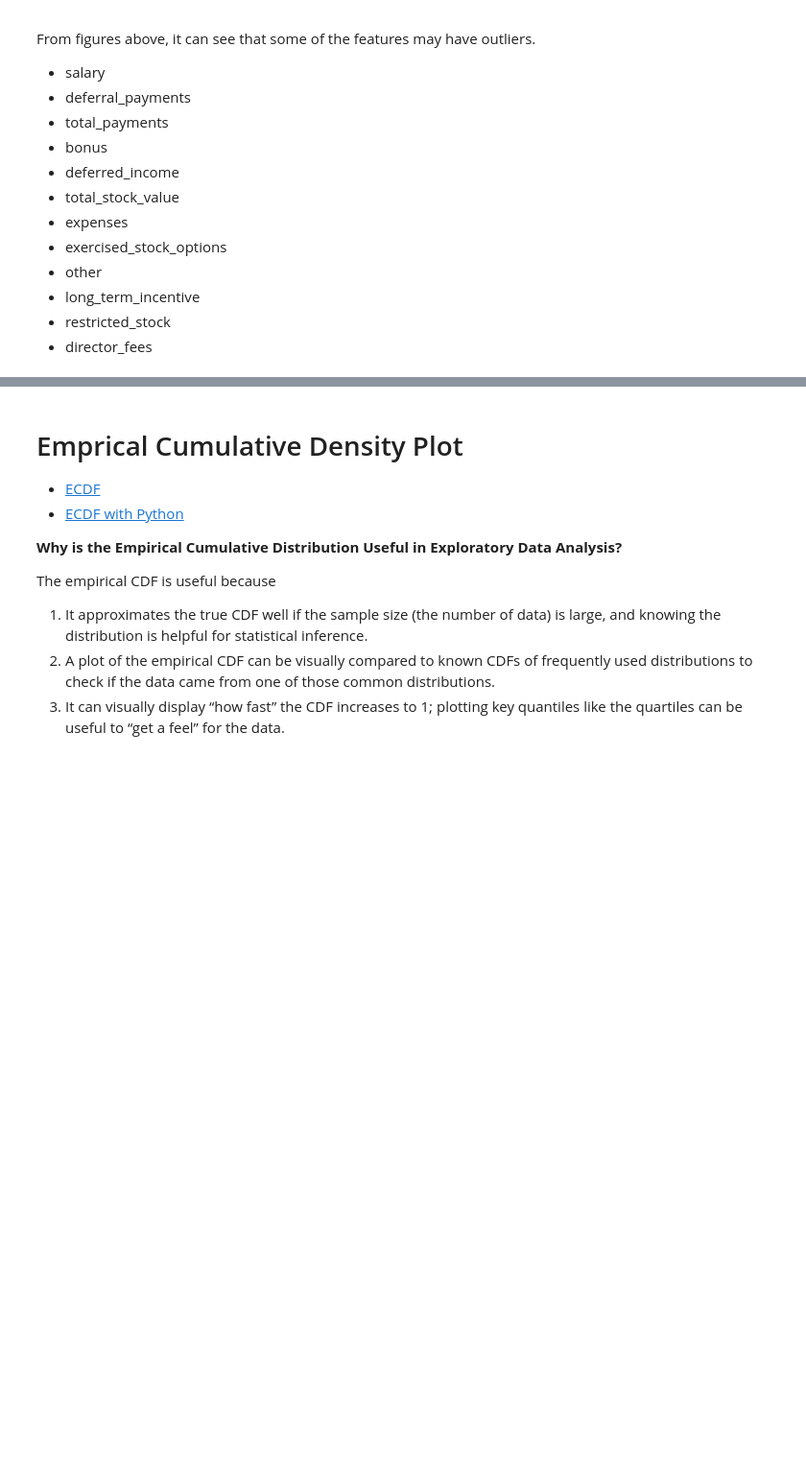
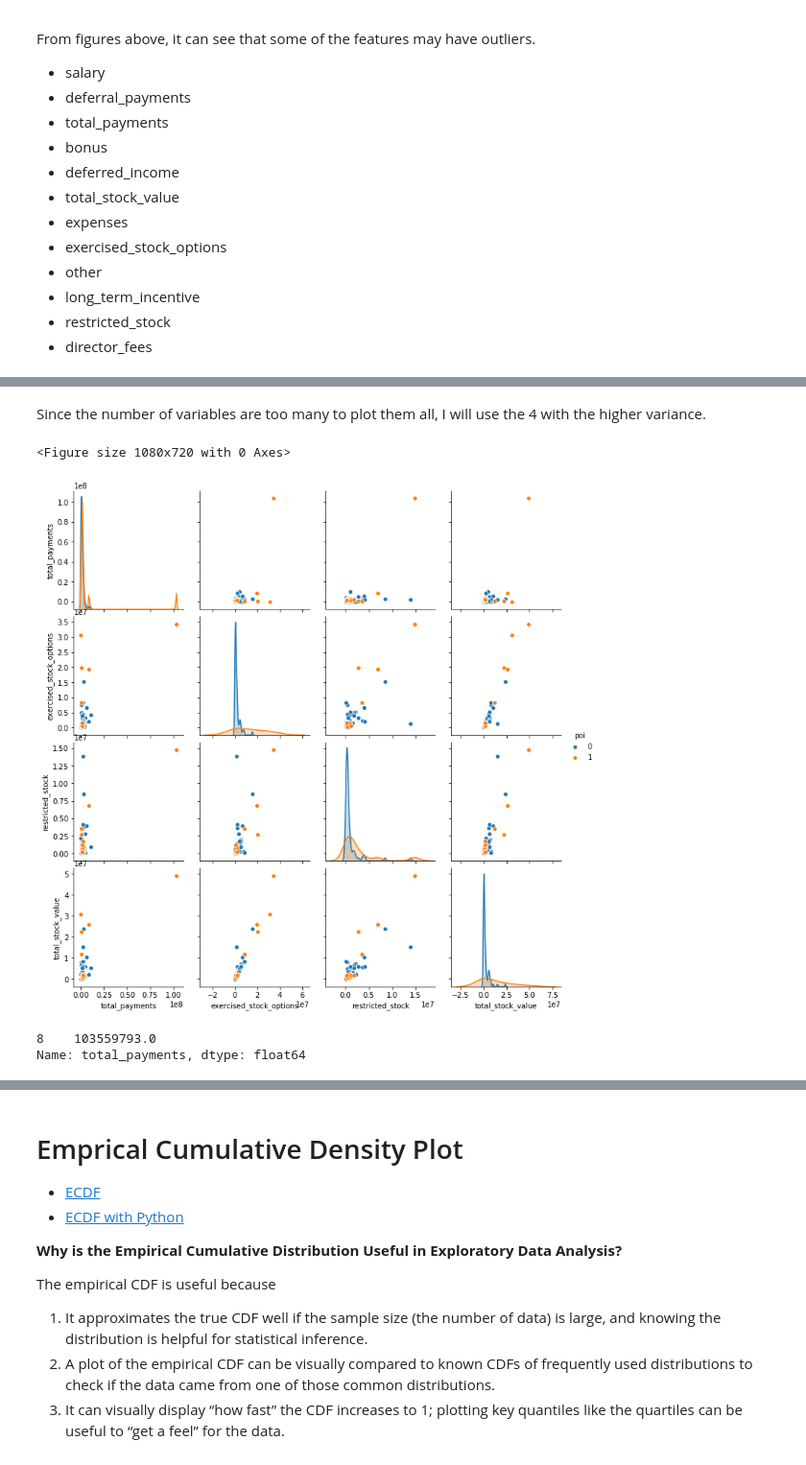
Before and after one commit to penguinwang96825/ML100Days, a Jupyter notebook: homework/Day051 - Day53/2020_ML100Marathon Midterm.ipynb, the cells around one changed output, grey strips where cells are left out. Shown: that part at 96% size. Cells and saved outputs as stored; diff of their text form; code cells hidden in the pictures; blank space fills up the shorter version.

```diff
--- a/homework/Day051 - Day53/2020_ML100Marathon Midterm.ipynb
+++ b/homework/Day051 - Day53/2020_ML100Marathon Midterm.ipynb
@@ -72,8 +128,8 @@ df.describe().transpose()
 # %% [markdown]
 There are lots of missing values in this dataset.
 # %%
-for column in df.columns:
-    df[column] = df[column].apply(lambda x: np.NaN if x == 'NaN' else x)
+for column in features.columns:
+    features[column] = features[column].apply(lambda x: np.NaN if x == 'NaN' else x)
 # %%
 def na_check(df_data):
     data_na = (df_data.isnull().sum() / len(df_data)) * 100
@@ -133,0 +166,3 @@ plt.show()
+# %%
+display(features[features.name == "LOCKHART EUGENE E"])
+features = features.drop(index=107, axis=0)
@@ -172,0 +247,17 @@ From figures above, it can see that some of the features may have outliers.
+# %% [markdown]
+Since the number of variables are too many to plot them all, I will use the 4 with the higher variance.
+# %%
+plt.figure(figsize=(15, 10))
+sns.pairplot(
+    data=features_temp,
+    vars=["total_payments", "exercised_stock_options", "restricted_stock", "total_stock_value"],
+    hue="poi")
+plt.show()
+# %% [output]
+<Figure size 1080x720 with 0 Axes>
+[figure, added]
+# %%
+features_temp.total_payments.nlargest(1)
+# %% [output]
+8    103559793.0
+Name: total_payments, dtype: float64
```
Also changed, not shown: parts of 43 cells of this notebook, 3 other files.
